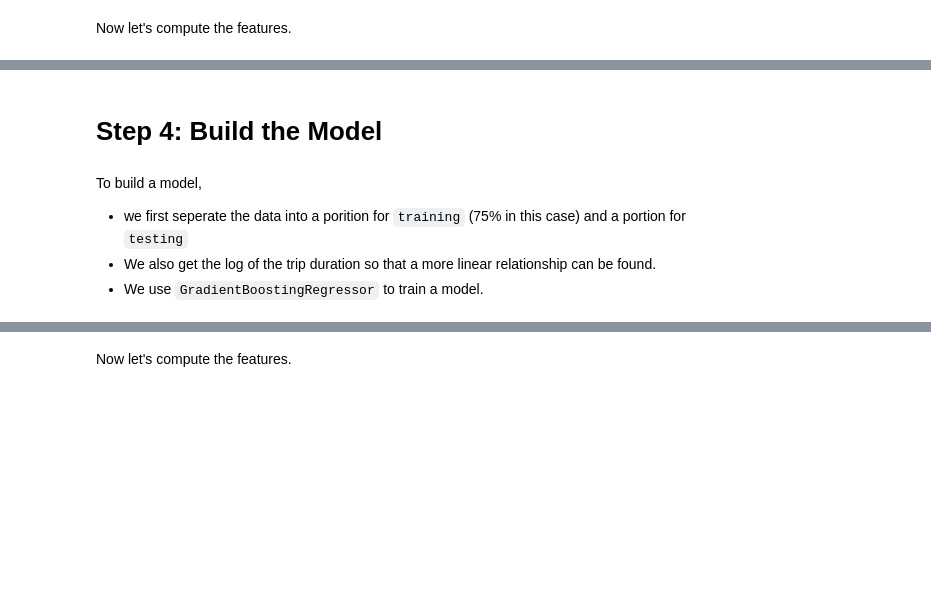
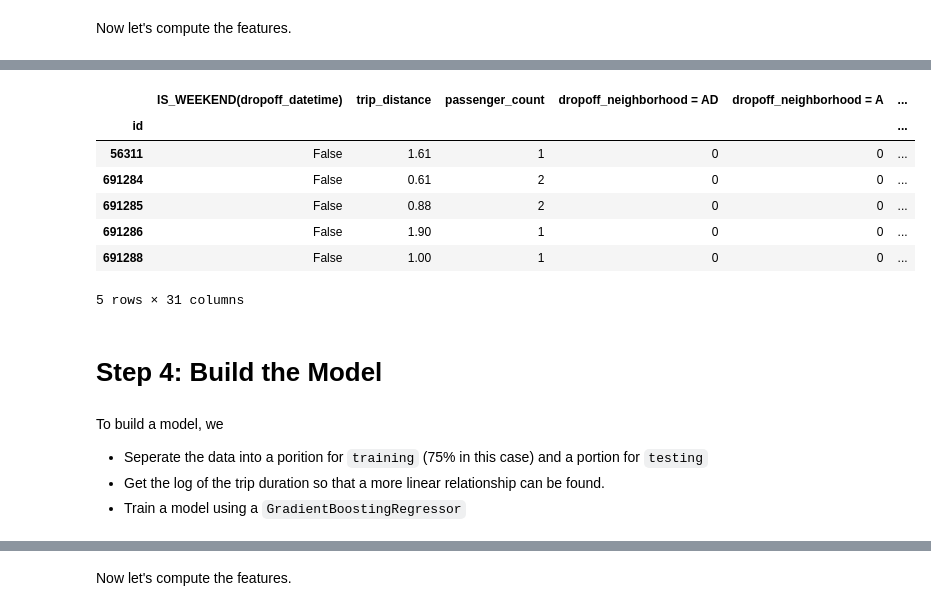
Before and after one commit to alteryx/DSx, a Jupyter notebook: NewYorkCity_taxi_case_study.ipynb, the cells around one changed output, grey strips where cells are left out. Drawn from its saved outputs; the diff is of its cells as text; code cells hidden in the pictures; blank space fills up the shorter version.

```diff
--- a/NewYorkCity_taxi_case_study.ipynb
+++ b/NewYorkCity_taxi_case_study.ipynb
@@ -93 +78,10 @@ relationships = [("vendors", "vendor_id","trips", "vendor_id"),
+# %%
+entities = {
+        "trips": (trips, "id", 'pickup_datetime' ),
+        "pickup_neighborhoods": (pickup_neighborhoods, "neighborhood_id"),
+        "dropoff_neighborhoods": (dropoff_neighborhoods, "neighborhood_id"),
+        }
+
+relationships = [("pickup_neighborhoods", "neighborhood_id", "trips", "pickup_neighborhood"),
+                 ("dropoff_neighborhoods", "neighborhood_id", "trips", "dropoff_neighborhood")]
 # %% [markdown]
@@ -120,4 +128,6 @@ features = ft.dfs(entities=entities,
                   target_entity="trips",
                   trans_primitives=trans_primitives,
                   agg_primitives=[],
+                  ignore_variables={"trips": ["pickup_latitude", "pickup_longitude",
+                                              "dropoff_latitude", "dropoff_longitude"]},
                   features_only=True)
@@ -133,10 +161,21 @@ feature_matrix = compute_features(features, cutoff_time)
+# %%
+preview(feature_matrix, 5)
+# %% [output]
+|  | IS_WEEKEND(dropoff_datetime) | trip_distance | passenger_count | dropoff_neighborhood = AD | dropoff_neighborhood = A | ... |
+| id |  |  |  |  |  | ... |
+| 56311 | False | 1.61 | 1 | 0 | 0 | ... |
+| 691284 | False | 0.61 | 2 | 0 | 0 | ... |
+| 691285 | False | 0.88 | 2 | 0 | 0 | ... |
+| 691286 | False | 1.90 | 1 | 0 | 0 | ... |
+| 691288 | False | 1.00 | 1 | 0 | 0 | ... |
+5 rows × 31 columns
 # %% [markdown]
 # Step 4: Build the Model
 # %% [markdown]
-To build a model,
-* we first seperate the data into a porition for ``training`` (75% in this case) and a portion for ``testing``
-* We also get the log of the trip duration so that a more linear relationship can be found.
-* We use ``GradientBoostingRegressor`` to train a model.
+To build a model, we
+* Seperate the data into a porition for ``training`` (75% in this case) and a portion for ``testing``
+* Get the log of the trip duration so that a more linear relationship can be found.
+* Train a model using a ``GradientBoostingRegressor``
 # %%
 # separates the whole feature matrix into train data feature matrix,
 # train data labels, and test data feature matrix
```
Also changed, not shown: parts of 35 cells of this notebook, 4 other files.
